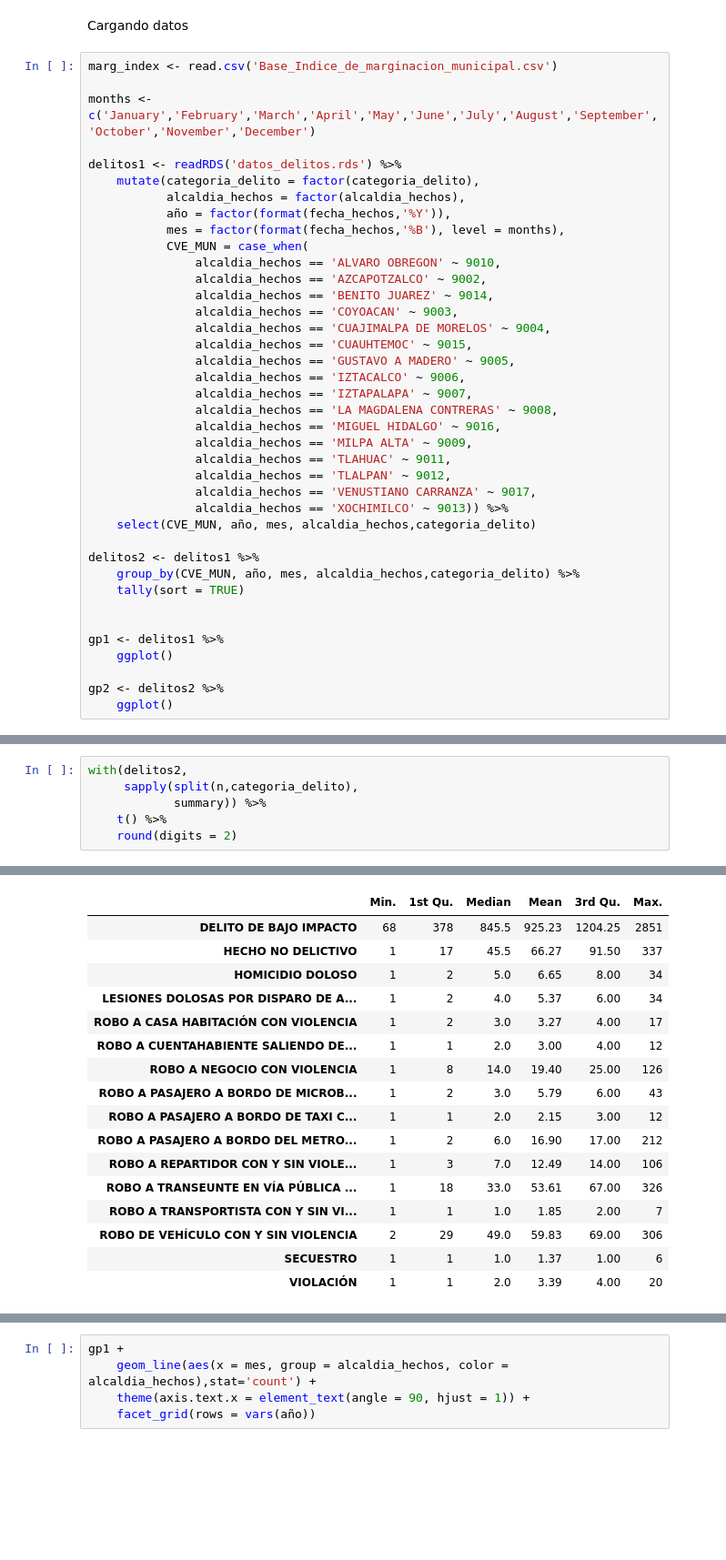
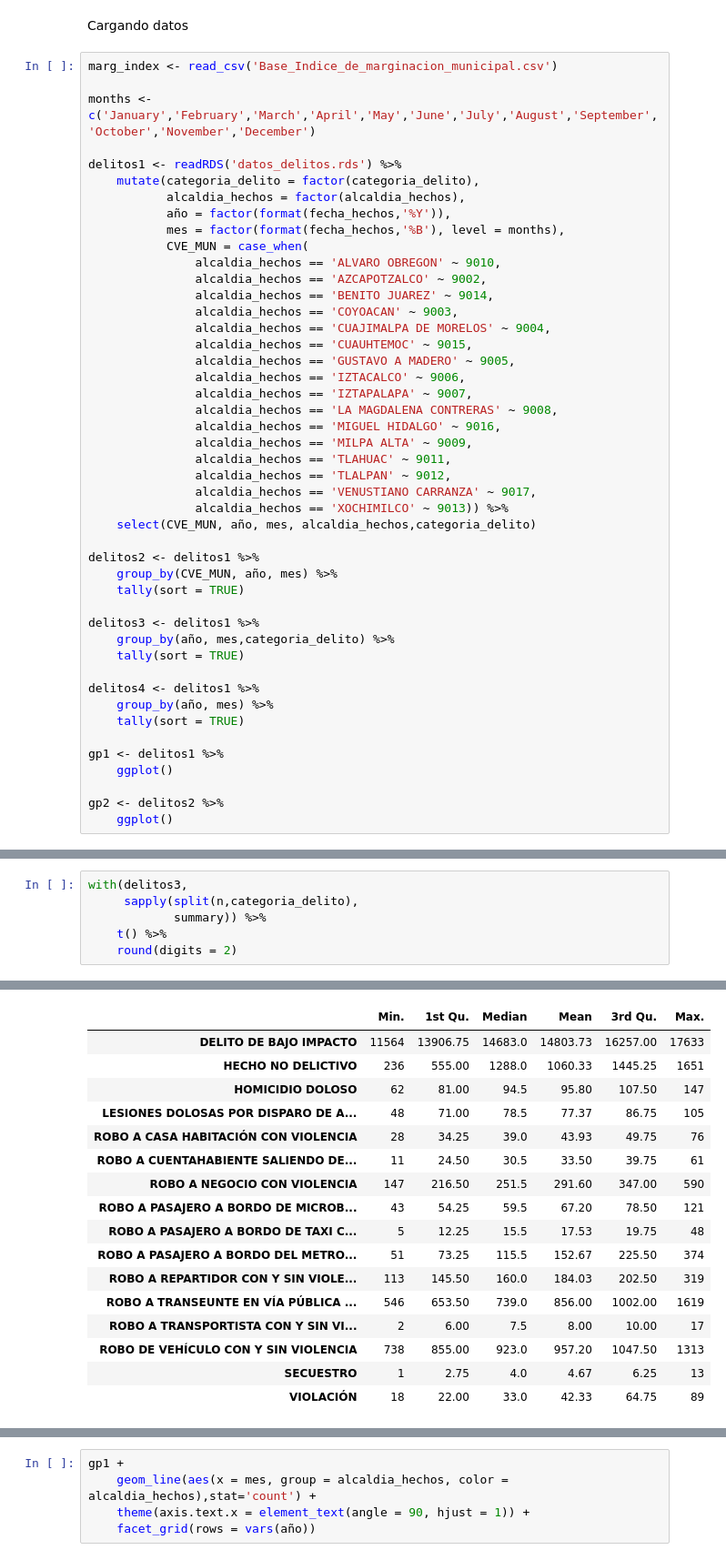
Before and after one commit to prope-2020-gh-classroom/practica-final-por-equipos-verano-2020-itam-atos-wk, a Jupyter notebook: analisis_descriptivo.ipynb, the cells around one changed output, grey strips where cells are left out. Shown at 91% size. Saved outputs shown, nothing was run; the diff lists cells and outputs as text; blank space fills up the shorter version.

```diff
--- a/analisis_descriptivo.ipynb
+++ b/analisis_descriptivo.ipynb
@@ -16,7 +16,7 @@ library(tidyverse)
 # %% [markdown]
 Cargando datos
 # %%
-marg_index <- read.csv('Base_Indice_de_marginacion_municipal.csv')
+marg_index <- read_csv('Base_Indice_de_marginacion_municipal.csv')
 
 months <- c('January','February','March','April','May','June','July','August','September','October','November','December')
 
@@ -45,9 +45,16 @@ delitos1 <- readRDS('datos_delitos.rds') %>%
     select(CVE_MUN, año, mes, alcaldia_hechos,categoria_delito)
 
 delitos2 <- delitos1 %>%
-    group_by(CVE_MUN, año, mes, alcaldia_hechos,categoria_delito) %>%
+    group_by(CVE_MUN, año, mes) %>%
     tally(sort = TRUE)
 
+delitos3 <- delitos1 %>%
+    group_by(año, mes,categoria_delito) %>%
+    tally(sort = TRUE)
+
+delitos4 <- delitos1 %>%
+    group_by(año, mes) %>%
+    tally(sort = TRUE)
 
 gp1 <- delitos1 %>%
     ggplot()
@@ -87,26 +114,26 @@ A data.frame: 16 × 22
 # %%
-with(delitos2,
+with(delitos3,
      sapply(split(n,categoria_delito),
             summary)) %>%
     t() %>%
     round(digits = 2)
 # %% [output]
 A matrix: 16 × 6 of type dbl
 |  | Min. | 1st Qu. | Median | Mean | 3rd Qu. | Max. |
-| DELITO DE BAJO IMPACTO | 68 | 378 | 845.5 | 925.23 | 1204.25 | 2851 |
-| HECHO NO DELICTIVO | 1 | 17 | 45.5 | 66.27 | 91.50 | 337 |
-| HOMICIDIO DOLOSO | 1 | 2 | 5.0 | 6.65 | 8.00 | 34 |
-| LESIONES DOLOSAS POR DISPARO DE A... | 1 | 2 | 4.0 | 5.37 | 6.00 | 34 |
-| ROBO A CASA HABITACIÓN CON VIOLENCIA | 1 | 2 | 3.0 | 3.27 | 4.00 | 17 |
-| ROBO A CUENTAHABIENTE SALIENDO DE... | 1 | 1 | 2.0 | 3.00 | 4.00 | 12 |
-| ROBO A NEGOCIO CON VIOLENCIA | 1 | 8 | 14.0 | 19.40 | 25.00 | 126 |
-| ROBO A PASAJERO A BORDO DE MICROB... | 1 | 2 | 3.0 | 5.79 | 6.00 | 43 |
-| ROBO A PASAJERO A BORDO DE TAXI C... | 1 | 1 | 2.0 | 2.15 | 3.00 | 12 |
-| ROBO A PASAJERO A BORDO DEL METRO... | 1 | 2 | 6.0 | 16.90 | 17.00 | 212 |
-| ROBO A REPARTIDOR CON Y SIN VIOLE... | 1 | 3 | 7.0 | 12.49 | 14.00 | 106 |
-| ROBO A TRANSEUNTE EN VÍA PÚBLICA ... | 1 | 18 | 33.0 | 53.61 | 67.00 | 326 |
-| ROBO A TRANSPORTISTA CON Y SIN VI... | 1 | 1 | 1.0 | 1.85 | 2.00 | 7 |
-| ROBO DE VEHÍCULO CON Y SIN VIOLENCIA | 2 | 29 | 49.0 | 59.83 | 69.00 | 306 |
-| SECUESTRO | 1 | 1 | 1.0 | 1.37 | 1.00 | 6 |
-| VIOLACIÓN | 1 | 1 | 2.0 | 3.39 | 4.00 | 20 |
+| DELITO DE BAJO IMPACTO | 11564 | 13906.75 | 14683.0 | 14803.73 | 16257.00 | 17633 |
+| HECHO NO DELICTIVO | 236 | 555.00 | 1288.0 | 1060.33 | 1445.25 | 1651 |
+| HOMICIDIO DOLOSO | 62 | 81.00 | 94.5 | 95.80 | 107.50 | 147 |
+| LESIONES DOLOSAS POR DISPARO DE A... | 48 | 71.00 | 78.5 | 77.37 | 86.75 | 105 |
+| ROBO A CASA HABITACIÓN CON VIOLENCIA | 28 | 34.25 | 39.0 | 43.93 | 49.75 | 76 |
+| ROBO A CUENTAHABIENTE SALIENDO DE... | 11 | 24.50 | 30.5 | 33.50 | 39.75 | 61 |
+| ROBO A NEGOCIO CON VIOLENCIA | 147 | 216.50 | 251.5 | 291.60 | 347.00 | 590 |
+| ROBO A PASAJERO A BORDO DE MICROB... | 43 | 54.25 | 59.5 | 67.20 | 78.50 | 121 |
+| ROBO A PASAJERO A BORDO DE TAXI C... | 5 | 12.25 | 15.5 | 17.53 | 19.75 | 48 |
+| ROBO A PASAJERO A BORDO DEL METRO... | 51 | 73.25 | 115.5 | 152.67 | 225.50 | 374 |
+| ROBO A REPARTIDOR CON Y SIN VIOLE... | 113 | 145.50 | 160.0 | 184.03 | 202.50 | 319 |
+| ROBO A TRANSEUNTE EN VÍA PÚBLICA ... | 546 | 653.50 | 739.0 | 856.00 | 1002.00 | 1619 |
+| ROBO A TRANSPORTISTA CON Y SIN VI... | 2 | 6.00 | 7.5 | 8.00 | 10.00 | 17 |
+| ROBO DE VEHÍCULO CON Y SIN VIOLENCIA | 738 | 855.00 | 923.0 | 957.20 | 1047.50 | 1313 |
+| SECUESTRO | 1 | 2.75 | 4.0 | 4.67 | 6.25 | 13 |
+| VIOLACIÓN | 18 | 22.00 | 33.0 | 42.33 | 64.75 | 89 |
 # %%
```
Also changed, not shown: parts of 5 cells of this notebook.
